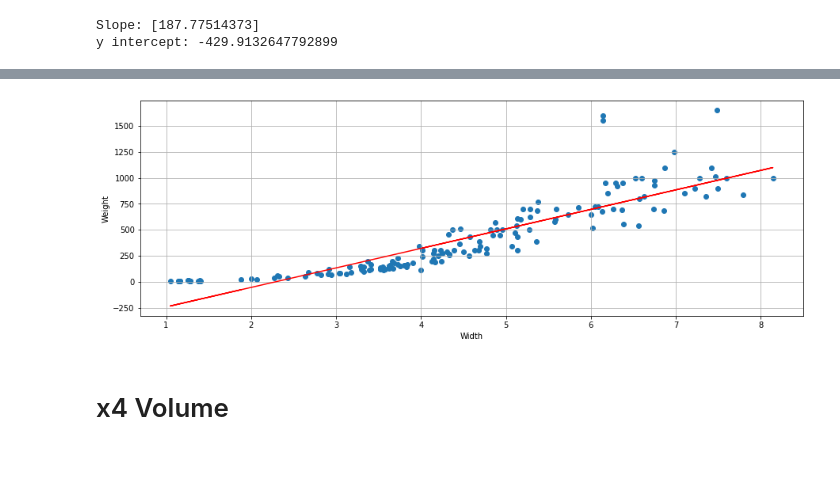
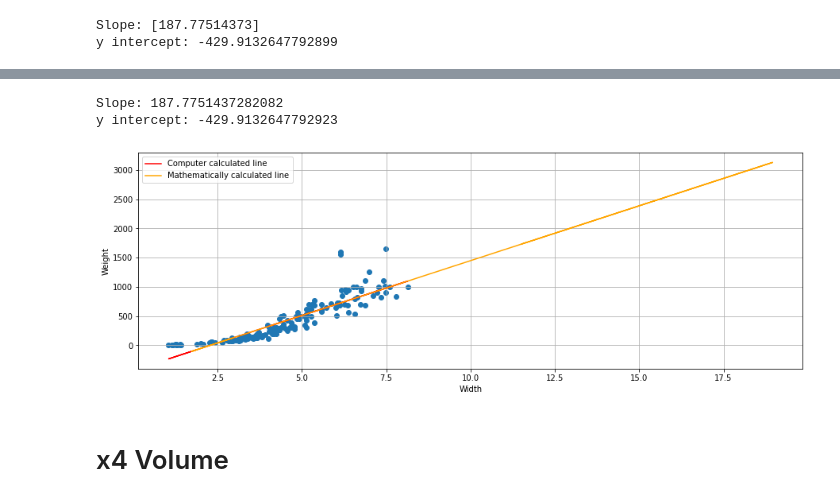
Before and after one commit to Sriram-bb63/Linear-regression, a Jupyter notebook: linear regression.ipynb, the cells around one changed output, grey strips where cells are left out. Cells and saved outputs as stored; diff of their text form; code cells hidden in the pictures; blank space fills up the shorter version.

Commit message:
add mathematically derived graph for all attributes

```diff
--- a/linear regression.ipynb
+++ b/linear regression.ipynb
@@ -162,0 +166,7 @@ y intercept: -429.9132647792899
+# %%
+df3 = df.copy()
+df3 = df3[["Weight", "Width"]]
+df3.rename(columns={'Weight': 'Weight (y)', 'Width': 'Width (x)'}, inplace=True)
+df3["xy"] = df3["Weight (y)"] * df3["Width (x)"]
+df3["x**2"] = df3["Width (x)"] * df3["Width (x)"]
+df3.head()
@@ -163,12 +180,29 @@ y intercept: -429.9132647792899
+# %%
+n = len(df3["Weight (y)"])
+
+m = ((n * sum(df3["xy"])) - (sum(df3["Width (x)"]) * sum(df3["Weight (y)"]))) / ((n * sum(df3["x**2"])) - (sum(df3["Width (x)"]) * sum(df3["Width (x)"])))
+
+b = ((sum(df3["Weight (y)"]) * sum(df3["x**2"])) - (sum(df3["Width (x)"]) * sum(df3["xy"]))) / ((n * sum(df3["x**2"])) - (sum(df3["Width (x)"]) * sum(df3["Width (x)"])))
+
+print(f"""
+Slope: {m}
+y intercept: {b}""")
+# %% [output]
+Slope: 187.7751437282082
+y intercept: -429.9132647792923
+# %%
+df2["y_plots"] = (df2["Height (x)"] * m) + b
 # %%
 plt.scatter(x3, y)
 plt.ylabel("Weight")
 plt.xlabel("Width")
-plt.plot(x3, p3, color="red")
+plt.plot(x3, p3, color="red", label="Computer calculated line")
+plt.plot(df2["Height (x)"], df2["y_plots"] , color="orange", label="Mathematically calculated line")
+plt.legend(loc="upper left")
 plt.grid()
 plt.show()
 # %% [output]
-[figure, old version]
+[figure, new version]
 # %% [markdown]
 # x4 Volume
 # %%
```
Also changed, not shown: parts of 7 cells of this notebook.
